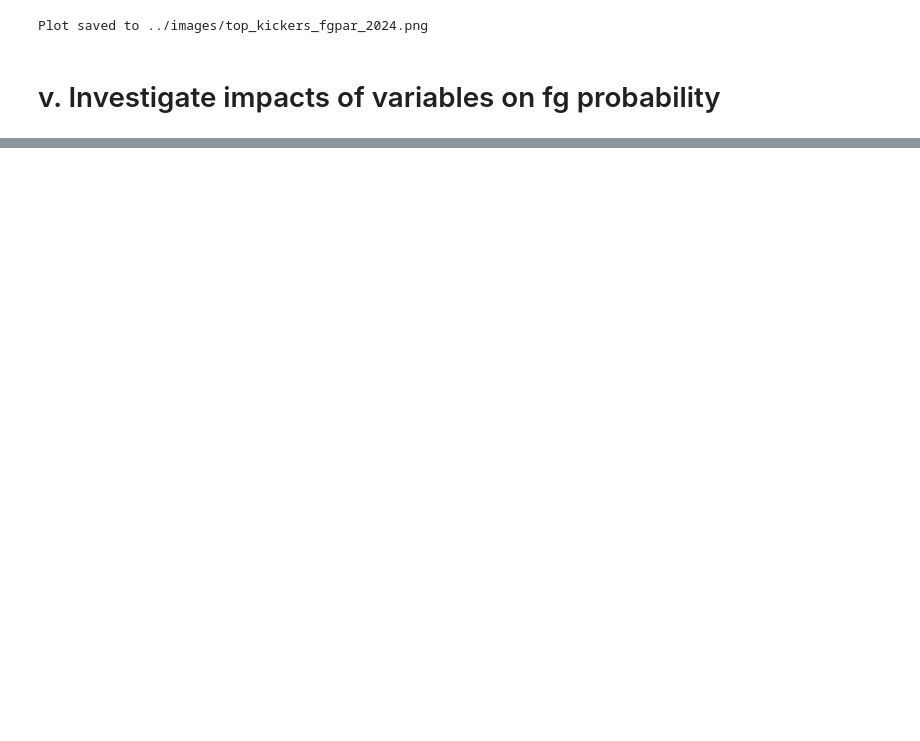
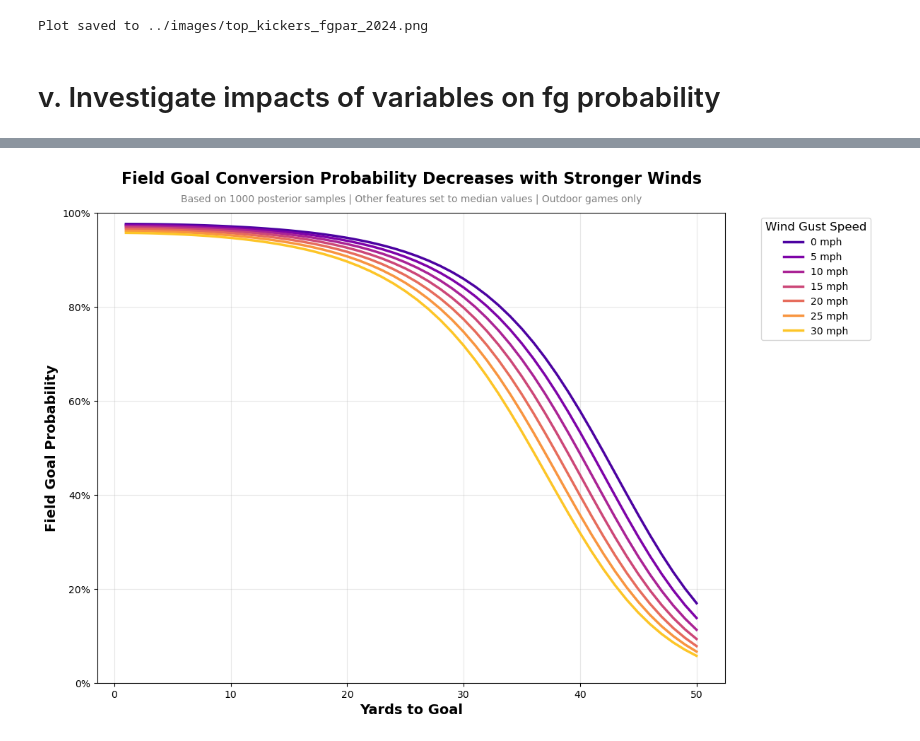
Before and after one commit to lneuendorf/nfl-field-goal-model, a Jupyter notebook: process/5_analysis.ipynb, the cells around one changed output, grey strips where cells are left out. Drawn from its saved outputs; the diff is of its cells as text; code cells hidden in the pictures; blank space fills up the shorter version.

```diff
--- a/process/5_analysis.ipynb
+++ b/process/5_analysis.ipynb
@@ -772,0 +1312,94 @@ Plot saved to ../images/top_kickers_fgpar_2024.png
+# %%
+# Set up wind gusts to test (in mph)
+wind_gusts = [0, 5, 10, 15, 20, 25, 30]  # in mph
+yardlines = np.arange(1, 51)  # 1-50 yards
+
+# Create figure
+plt.figure(figsize=(12, 8))
+plt.style.use('default')
+
+# Color palette for wind gusts
+colors = sns.color_palette("plasma", len(wind_gusts))  # Different palette for winds
+
+# Store results
+wind_results = {wind: [] for wind in wind_gusts}
+
+# Calculate probabilities for each wind gust and yardline
+for wind in wind_gusts:
+    for ytg in yardlines:
+        wind_scaled = wind_scaler.transform([[wind]])[0, 0]
+        scaled_ytg_poly2 = ytg_scaler.transform(
+            poly.transform(pd.DataFrame([[ytg]], columns=['yardline_100']))
+        )[0, 1]
+
+        # Sample from posterior
+        probs = []
+        for i in sample_indices:
+            logit_p = (
+                alpha_samples[i]
+                + kicker_intercepts_median[i]
+                + kicker_slopes_median[i] * scaled_ytg_poly2
+                + beta_home_samples[i] * location['neutral']  # Assume neutral for this plot
+                + beta_timeofday_samples[i] * features['lighting_condition']
+                + beta_pressure_samples[i] * features['pressure_rating']
+                + beta_iced_samples[i] * features['iced_kicker']
+                + beta_pressure_iced_samples[i] * features['pressure_rating'] * features['iced_kicker']
+                + beta_season_samples[i] * features['season_scaled']
+                + beta_wind_samples[i] * wind_scaled * features['outdoor_indicator']
+                + beta_wind_ytg_samples[i] * wind_scaled * scaled_ytg_poly2 * features['outdoor_indicator']
+                + beta_temp_samples[i] * features['temperature'] * features['outdoor_indicator']
+                + beta_temp_ytg_samples[i] * features['temperature'] * scaled_ytg_poly2 * features['outdoor_indicator']
+                + beta_precip_samples[i] * features['precipitation_chance'] * features['outdoor_indicator']
+                + beta_precip_ytg_samples[i] * features['precipitation_chance'] * scaled_ytg_poly2 * features['outdoor_indicator']
+                + beta_snow_samples[i] * features['snow_severity'] * features['outdoor_indicator']
+                + beta_snow_ytg_samples[i] * features['snow_severity'] * scaled_ytg_poly2 * features['outdoor_indicator']
+                + beta_elev_samples[i] * features['elevation'] * features['outdoor_indicator']
+                + beta_elev_ytg_samples[i] * features['elevation'] * scaled_ytg_poly2 * features['outdoor_indicator']
+            )
+            prob = 1 / (1 + np.exp(-logit_p))
+            probs.append(prob)
+
+        wind_results[wind].append(np.mean(probs))
+
+# Plot each wind gust
+for i, (wind, color) in enumerate(zip(wind_gusts, colors)):
+    plt.plot(yardlines, wind_results[wind],
+             label=f'{wind} mph',
+             color=color,
+             linewidth=2.5,
+             marker='o' if i % 2 == 0 else None,
+             markersize=0)
+
+# Formatting
+plt.title(
+    'Field Goal Conversion Probability Decreases with Stronger Winds',
+    fontsize=16,
+    fontweight='bold',
+    color='black',
+    x=0.5,
+    y=1.05
+)
+plt.xlabel('Yards to Goal', fontsize=14, fontweight='bold', color='black')
+plt.ylabel('Field Goal Probability', fontsize=14, fontweight='bold', color='black')
+plt.gca().yaxis.set_major_formatter(PercentFormatter(1.0))
+plt.ylim(0.0, 1.0)
+
+# Legend
+legend = plt.legend(title='Wind Gust Speed', fontsize=10,
+                   bbox_to_anchor=(1.05, 1),
+                   loc='upper left')
+plt.setp(legend.get_title(), fontsize=12)
+
+# Grid and layout
+plt.grid(True, alpha=0.3)
+plt.tight_layout()
+
+# Add explanatory text
+plt.text(0.5, 1.04,
+         "Based on 1000 posterior samples | Other features set to median values | Outdoor games only",
+         ha='center', va='top', transform=plt.gca().transAxes,
+         fontsize=10, color='gray')
+
+plt.show()
+# %% [output]
+[figure, added]
```
Also changed, not shown: parts of 11 cells of this notebook, 1 other file.
